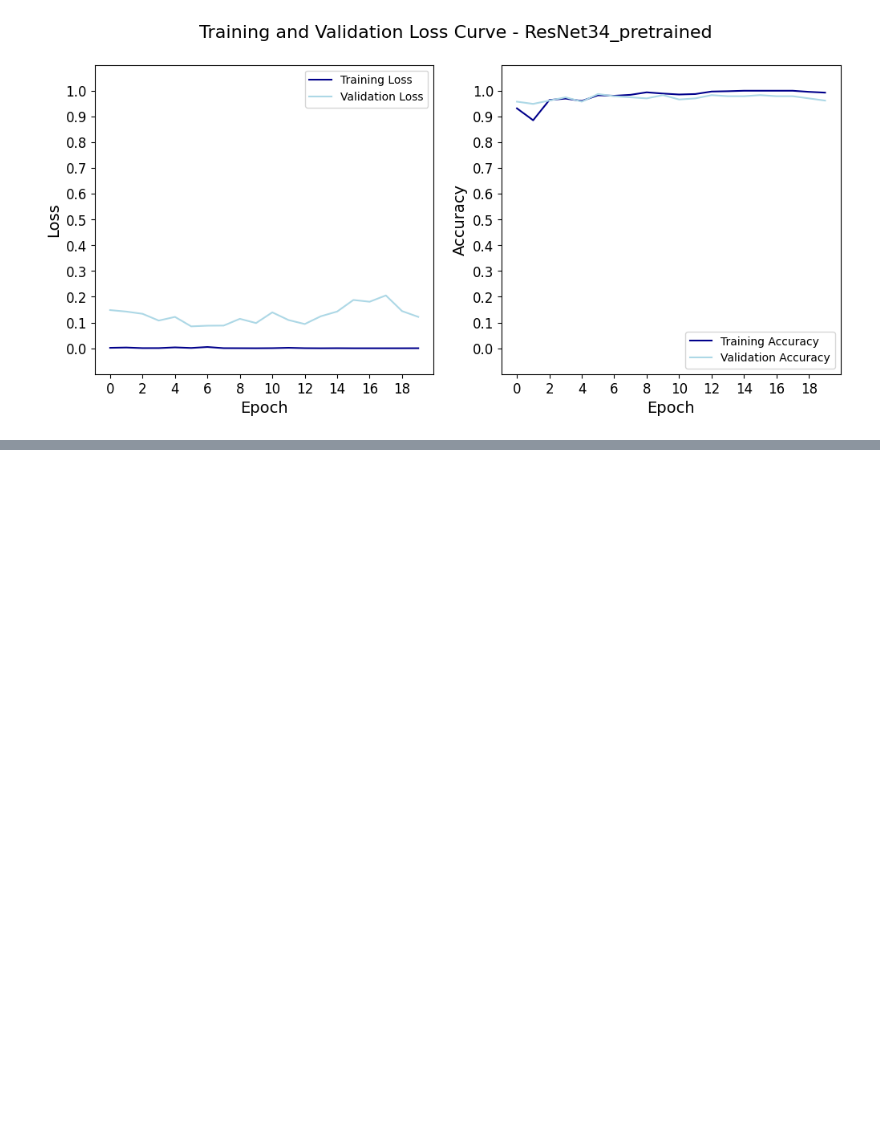
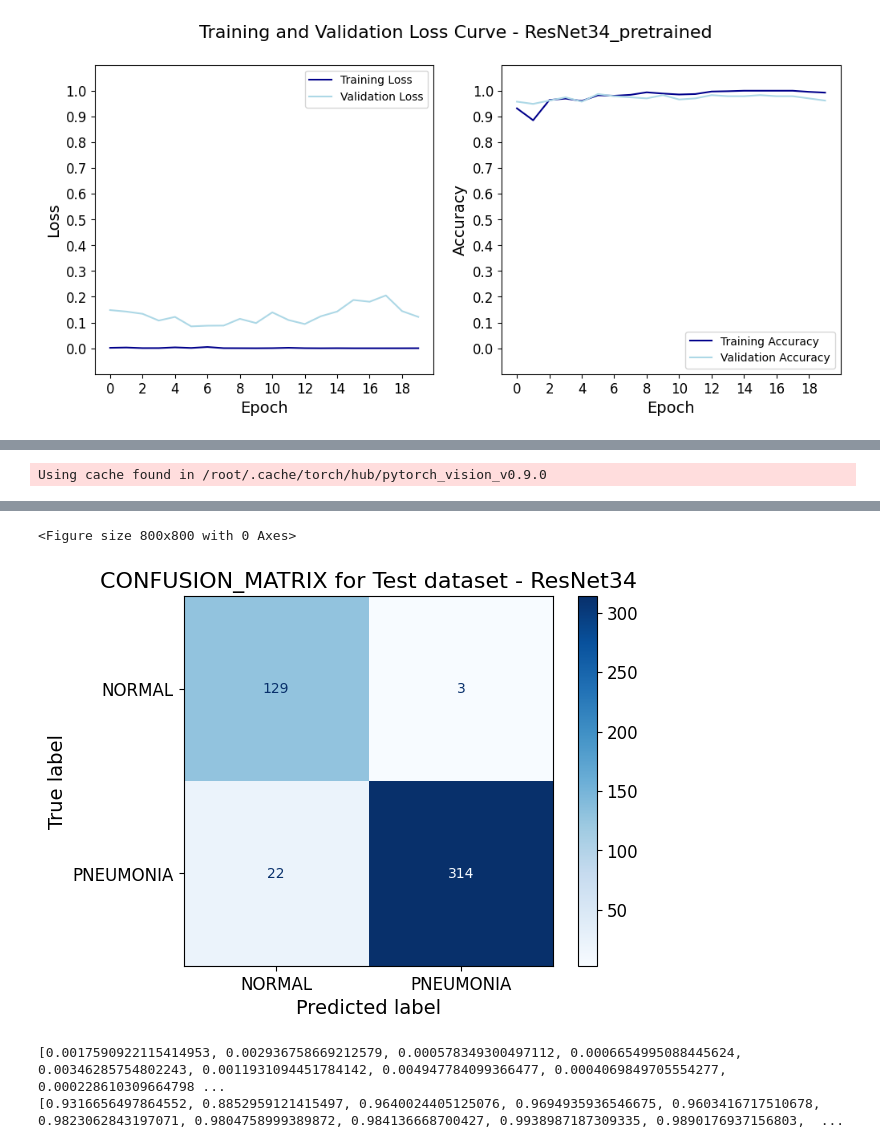
Before and after one commit to bi-horn/CNN_XRay, a Jupyter notebook: CNN_XRay_TransferLearning.ipynb, the cells around one changed output, grey strips where cells are left out. Saved outputs shown, nothing was run; the diff lists cells and outputs as text; code cells hidden in the pictures; blank space fills up the shorter version.

```diff
--- a/CNN_XRay_TransferLearning.ipynb
+++ b/CNN_XRay_TransferLearning.ipynb
@@ -92,0 +100,17 @@ TEST: Accuracy: 0.9722 | Loss: 0.0773 | Recall: 0.9807 | Precision: 0.9552 | F-s
+# %%
+#Load the previously trained ResNet34 model (not pretrained - np) and run on same test dataset
+#Comparison with pretrained ResNet34 (less false negative)
+
+model_name_np = "ResNet34"
+model_np = torch.hub.load('pytorch/vision:v0.9.0', 'resnet34', pretrained = False)
+model_np.fc = nn.Linear(512, len(dataset.classes))
+model_np.to(device)
+
+model_np.load_state_dict(torch.load("{}{}.pth".format(data_path, model_name_np)))
+
+test_accuracy_np, test_loss_np, test_true_np, test_pred_np = evaluate_model(model_np, test_loader, test_indices, 'TEST', criterion, data_path, model_name_np)
+
+plot_confusion_mat(test_true_np, test_pred_np, model_name_np, test_loader, "Test", data_path)
+#print(model_2)
+# %% [output]
+Using cache found in /root/.cache/torch/hub/pytorch_vision_v0.9.0
@@ -92,0 +118,21 @@ TEST: Accuracy: 0.9722 | Loss: 0.0773 | Recall: 0.9807 | Precision: 0.9552 | F-s
+<Figure size 800x800 with 0 Axes>
+[figure, added]
+# %%
+# Load the saved model parameters
+# Assuming 'data_path' contains the path to your model
+
+def load_metrics(model_name, data_path):
+  train_loss = np.load("{}{}_train_loss.npy".format(data_path, model_name))
+  train_accuracy = np.load("{}{}_train_accuracy.npy".format(data_path, model_name))
+  val_loss = np.load("{}{}_validation_loss.npy".format(data_path, model_name))
+  val_accuracy = np.load("{}{}_validation_accuracy.npy".format(data_path, model_name))
+  return train_loss, train_accuracy, val_loss, val_accuracy
+
+
+losses_np, accuracies_np, v_losses_np, v_accuracies_np = load_metrics(model_name_np, data_path)
+
+print(losses)
+print(accuracies)
+# %% [output]
+[0.0017590922115414953, 0.002936758669212579, 0.000578349300497112, 0.0006654995088445624, 0.00346285754802243, 0.0011931094451784142, 0.004947784099366477, 0.0004069849705554277, 0.000228610309664798 ...
+[0.9316656497864552, 0.8852959121415497, 0.9640024405125076, 0.9694935936546675, 0.9603416717510678, 0.9823062843197071, 0.9804758999389872, 0.984136668700427, 0.9938987187309335, 0.9890176937156803,  ...
```
Also changed, not shown: parts of 7 cells of this notebook.
